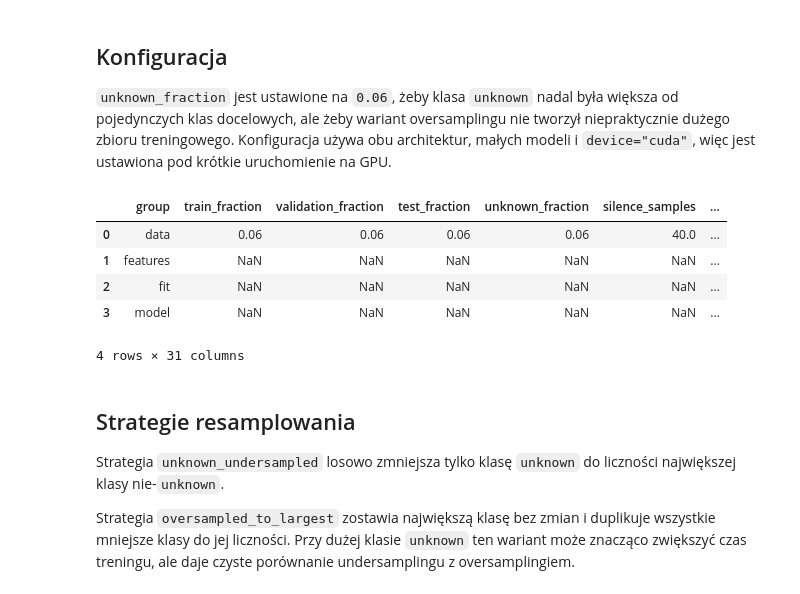
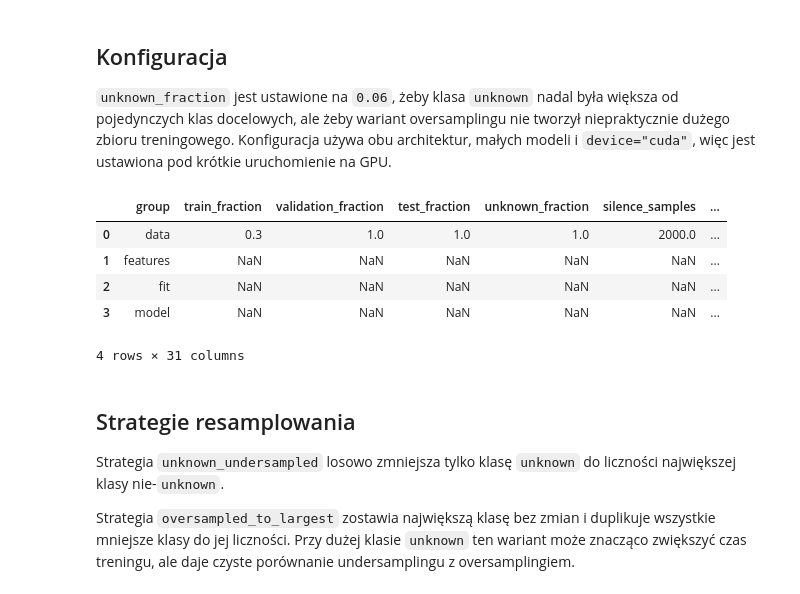
Before and after one commit to Mattioo7/transformers-speech-commands, a Jupyter notebook: 05_sampling_experiment.ipynb, the cells around one changed output. Drawn from its saved outputs; the diff is of its cells as text; code cells hidden in the pictures.

Commit message:
Data size changes

```diff
--- a/05_sampling_experiment.ipynb
+++ b/05_sampling_experiment.ipynb
@@ -55,11 +55,11 @@ SELECTED_STRATEGIES = [
 ]
 
 DATA_GRID_CONFIG = {
-    "train_fraction": 0.06,
-    "validation_fraction": 0.06,
-    "test_fraction": 0.06,
-    "unknown_fraction": 0.06,
-    "silence_samples": 1000,
+    "train_fraction": 0.3,
+    "validation_fraction": 1,
+    "test_fraction": 1,
+    "unknown_fraction": 1,
+    "silence_samples": 2000,
     "sampling_strategy": "natural",
     "seed": 42,
 }
@@ -92,34 +92,34 @@ MODEL_CONFIG = {
     "dropout": 0.2,
     "lstm_hidden_size": 128,
     "lstm_layers": 2,
     "lstm_bidirectional": True,
     "transformer_d_model": 128,
     "transformer_heads": 4,
     "transformer_layers": 2,
     "transformer_ff_dim": 256,
 }
 
 base_data_fixed = DataFixedParams(
     cache_dir=".cache/sampling_experiment_audio",
     reuse_cached_dataset=False,
     output_dir=OUTPUT_DIR,
 )
 base_data_grid = DataGridParams(**DATA_GRID_CONFIG)
 base_feature_fixed = FeatureFixedParams(**FEATURE_CONFIG)
 base_fit_fixed = FitFixedParams(**FIT_FIXED_CONFIG)
 base_fit_grid = FitGridParams(**FIT_GRID_CONFIG)
 
 pd.DataFrame(
     [
         {"group": "data", **DATA_GRID_CONFIG},
         {"group": "features", **FEATURE_CONFIG},
         {"group": "fit", **FIT_FIXED_CONFIG, **FIT_GRID_CONFIG},
         {"group": "model", **MODEL_CONFIG},
     ]
 )
 # %% [output]
 |  | group | train_fraction | validation_fraction | test_fraction | unknown_fraction | silence_samples | ... |
-| 0 | data | 0.06 | 0.06 | 0.06 | 0.06 | 40.0 | ... |
+| 0 | data | 0.3 | 1.0 | 1.0 | 1.0 | 2000.0 | ... |
 | 1 | features | NaN | NaN | NaN | NaN | NaN | ... |
 | 2 | fit | NaN | NaN | NaN | NaN | NaN | ... |
 | 3 | model | NaN | NaN | NaN | NaN | NaN | ... |
```
Also changed, not shown: parts of 2 cells of this notebook, 3 other files.
